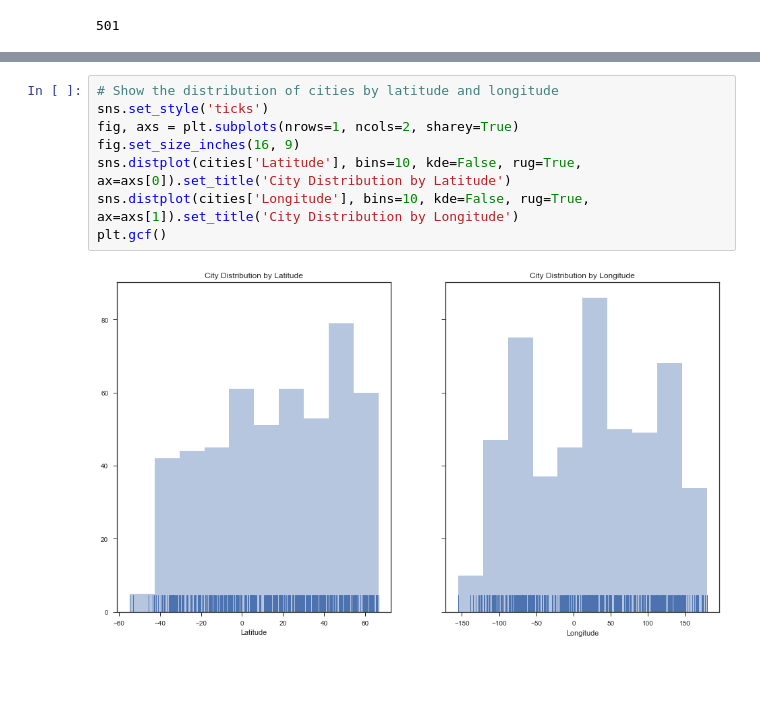
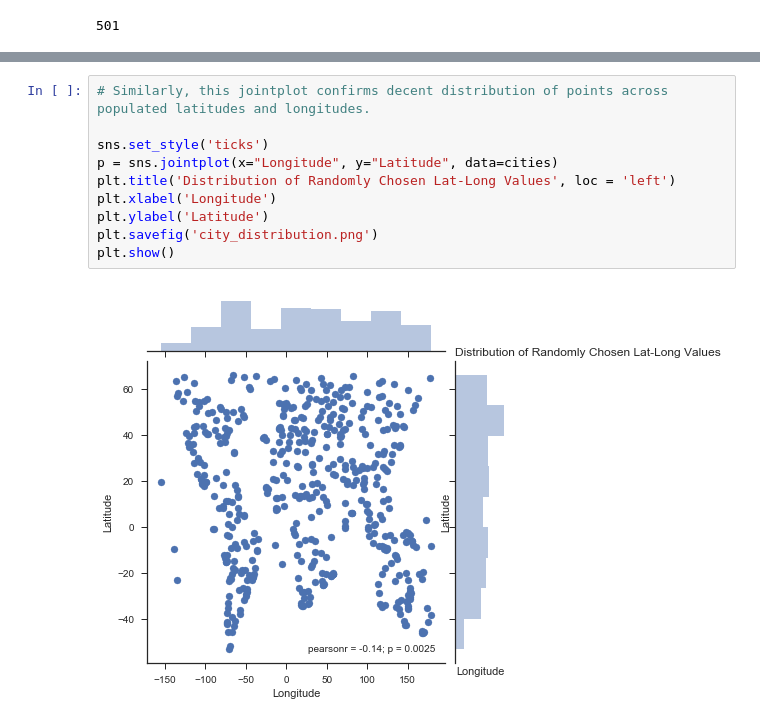
Before and after one commit to Jkremr/Temp-lat-lng-analysis, a Jupyter notebook: weather_analysis.ipynb, the cells around one changed output, grey strips where cells are left out. Cells and saved outputs as stored; diff of their text form; blank space fills up the shorter version.

```diff
--- a/weather_analysis.ipynb
+++ b/weather_analysis.ipynb
@@ -141,13 +153,15 @@ plt.show()
-# %%
-# Show the distribution of cities by latitude and longitude
-sns.set_style('ticks')
-fig, axs = plt.subplots(nrows=1, ncols=2, sharey=True)
-fig.set_size_inches(16, 9)
-sns.distplot(cities['Latitude'], bins=10, kde=False, rug=True, ax=axs[0]).set_title('City Distribution by Latitude')
-sns.distplot(cities['Longitude'], bins=10, kde=False, rug=True, ax=axs[1]).set_title('City Distribution by Longitude')
-plt.gcf()
-# %% [output]
-[figure, removed]
+# %%
+# Similarly, this jointplot confirms decent distribution of points across populated latitudes and longitudes.
+
+sns.set_style('ticks')
+p = sns.jointplot(x="Longitude", y="Latitude", data=cities)
+plt.title('Distribution of Randomly Chosen Lat-Long Values', loc = 'left')
+plt.xlabel('Longitude')
+plt.ylabel('Latitude')
+plt.savefig('city_distribution.png')
+plt.show()
+# %% [output]
+[figure, added]
 # %%
 sns.set_style('ticks')
 fig, ax = plt.subplots()
```
Also changed, not shown: parts of 12 cells of this notebook.
